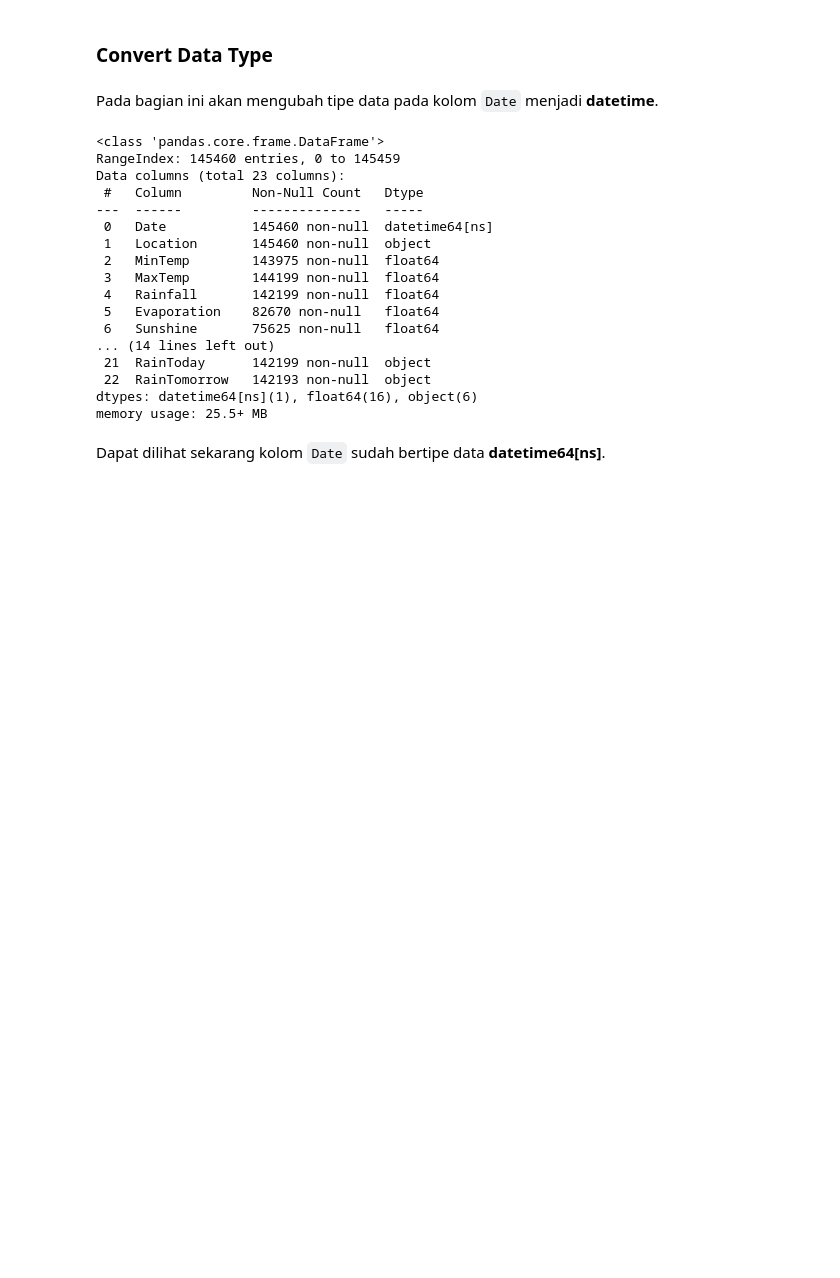
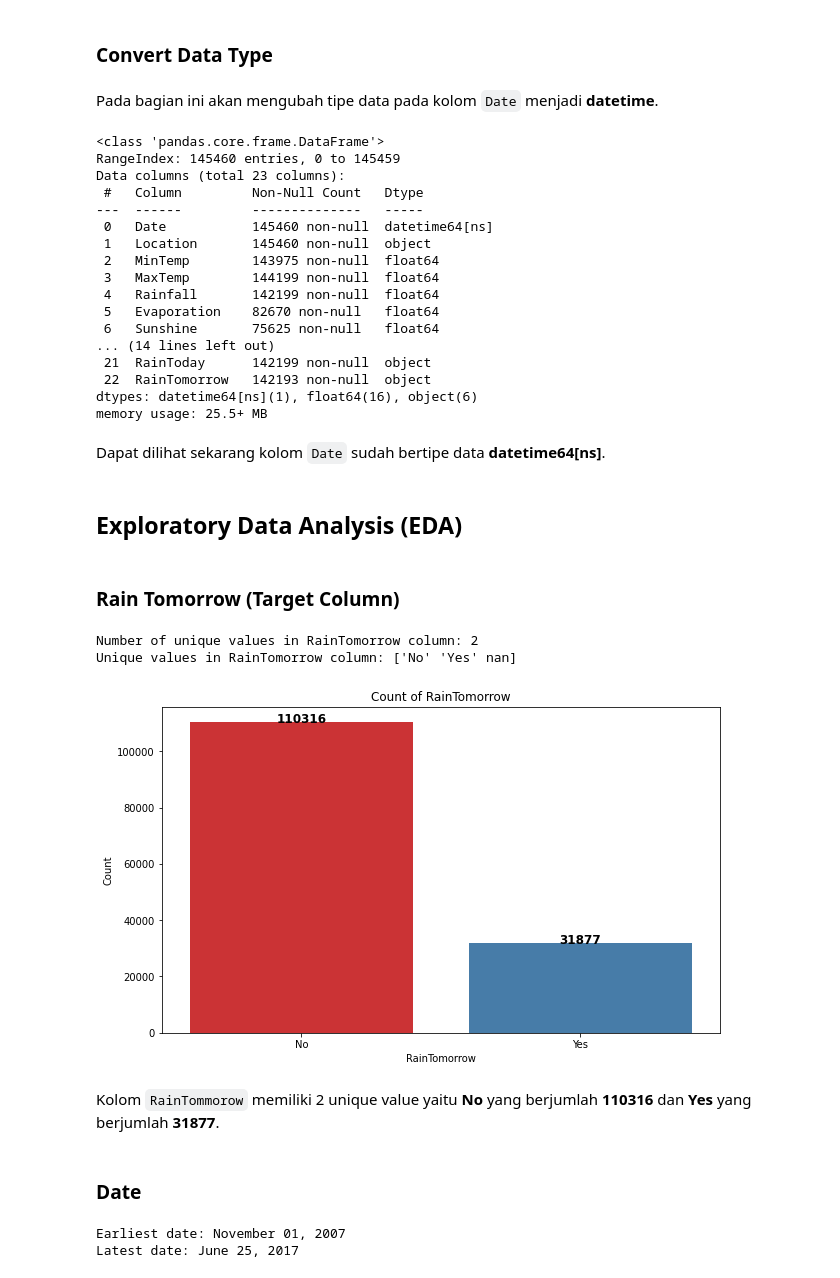
Before and after one commit to Penzragon/h8dsft_P1W1LGSVM, a Jupyter notebook: script.ipynb, the cells around one changed output. Cells and saved outputs as stored; diff of their text form; code cells hidden in the pictures; blank space fills up the shorter version.

```diff
--- a/script.ipynb
+++ b/script.ipynb
@@ -203,3 +203,38 @@ dtypes: datetime64[ns](1), float64(16), object(6)
 memory usage: 25.5+ MB
 # %% [markdown]
 Dapat dilihat sekarang kolom `Date` sudah bertipe data **datetime64[ns]**.
+# %% [markdown]
+## Exploratory Data Analysis (EDA)
+# %% [markdown]
+### Rain Tomorrow (Target Column)
+# %%
+print(f'Number of unique values in RainTomorrow column: {weather.RainTomorrow.nunique()}')
+print(f'Unique values in RainTomorrow column: {weather.RainTomorrow.unique()}')
+# %% [output]
+Number of unique values in RainTomorrow column: 2
+Unique values in RainTomorrow column: ['No' 'Yes' nan]
+# %%
+plt.figure(figsize=(10, 6))
+fig = sns.countplot(x='RainTomorrow', data=weather, palette='Set1')
+for p in fig.patches:
+    height = p.get_height()
+    fig.text(p.get_x() + p.get_width() / 2.,
+             height,
+             f'{height}',
+             ha="center", fontsize=12, fontweight='bold')
+plt.title('Count of RainTomorrow')
+plt.xlabel('RainTomorrow')
+plt.ylabel('Count')
+plt.show()
+# %% [output]
+[figure, added]
+# %% [markdown]
+Kolom `RainTommorow` memiliki 2 unique value yaitu **No** yang berjumlah **110316** dan **Yes** yang berjumlah **31877**.
+# %% [markdown]
+### Date
+# %%
+print(f'Earliest date: {weather.Date.min().strftime("%B %d, %Y")}')
+print(f'Latest date: {weather.Date.max().strftime("%B %d, %Y")}')
+# %% [output]
+Earliest date: November 01, 2007
+Latest date: June 25, 2017
```
Also changed, not shown: parts of 12 cells of this notebook.
